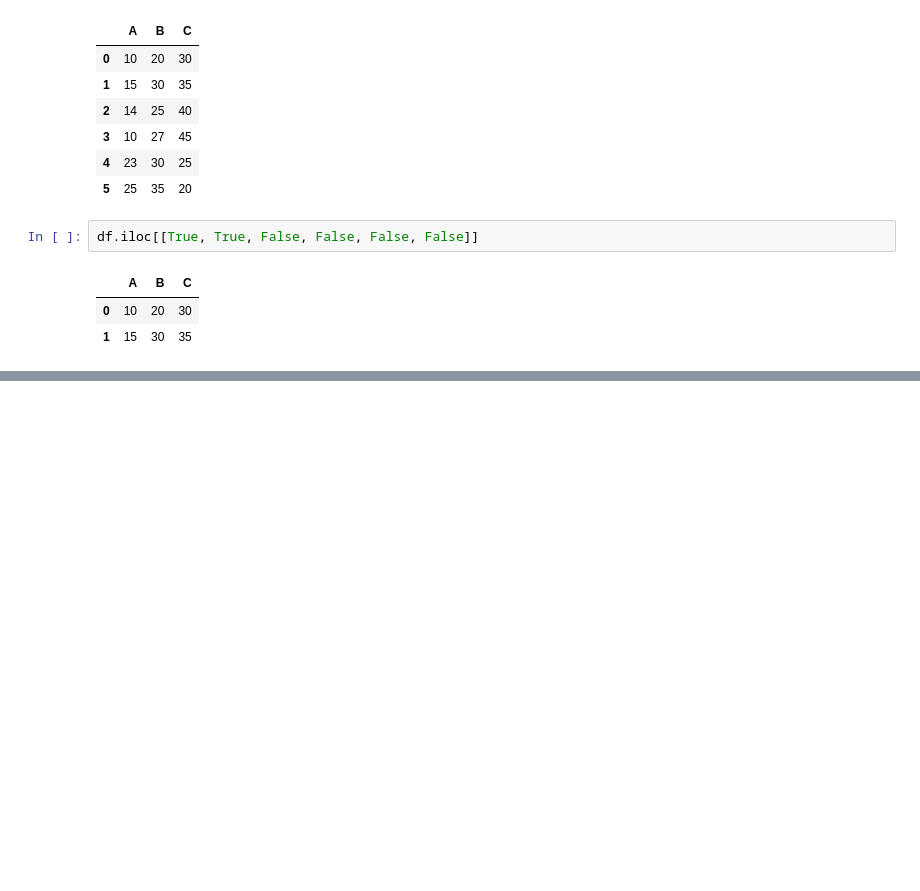
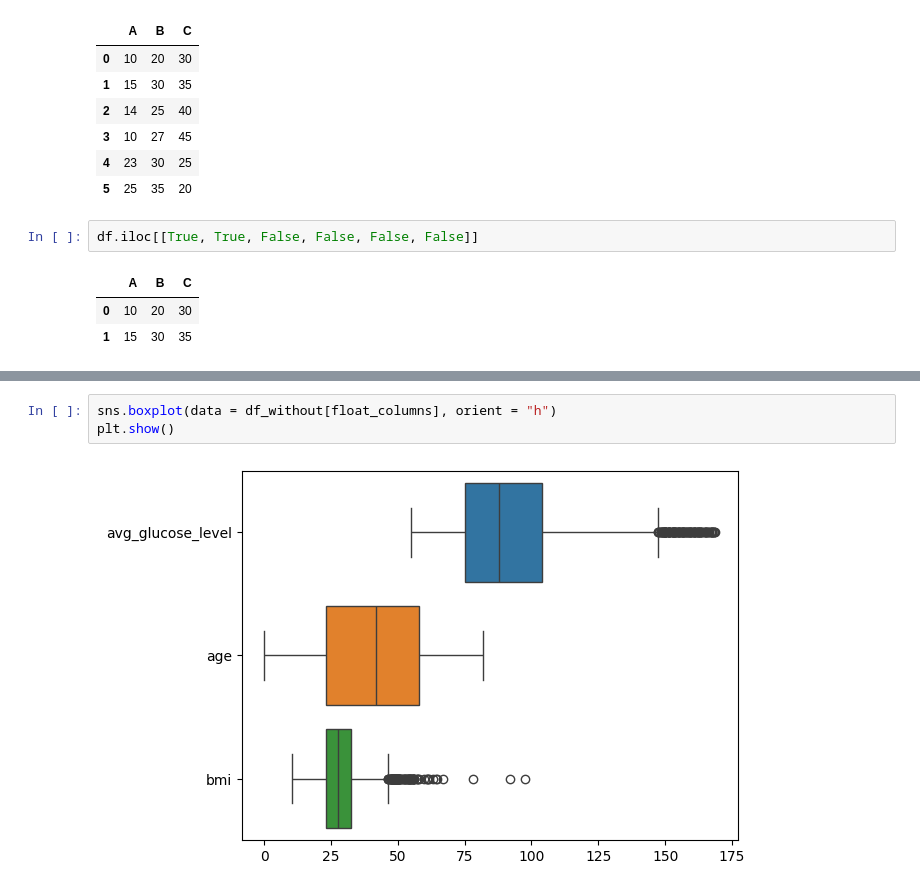
Before and after one commit to Datamasters-it/pirelli-python, a Jupyter notebook: Pandas/07 - Trattare i dati mancanti.ipynb, the cells around one changed output, grey strips where cells are left out. Cells and saved outputs as stored; diff of their text form; blank space fills up the shorter version.

```diff
--- a/Pandas/07 - Trattare i dati mancanti.ipynb
+++ b/Pandas/07 - Trattare i dati mancanti.ipynb
@@ -442,0 +516,5 @@ df.iloc[[True, True, False, False, False, False]]
+# %%
+sns.boxplot(data = df_without[float_columns], orient = "h")
+plt.show()
+# %% [output]
+[figure, added]
```
Also changed, not shown: parts of 4 cells of this notebook, 1 other file.
